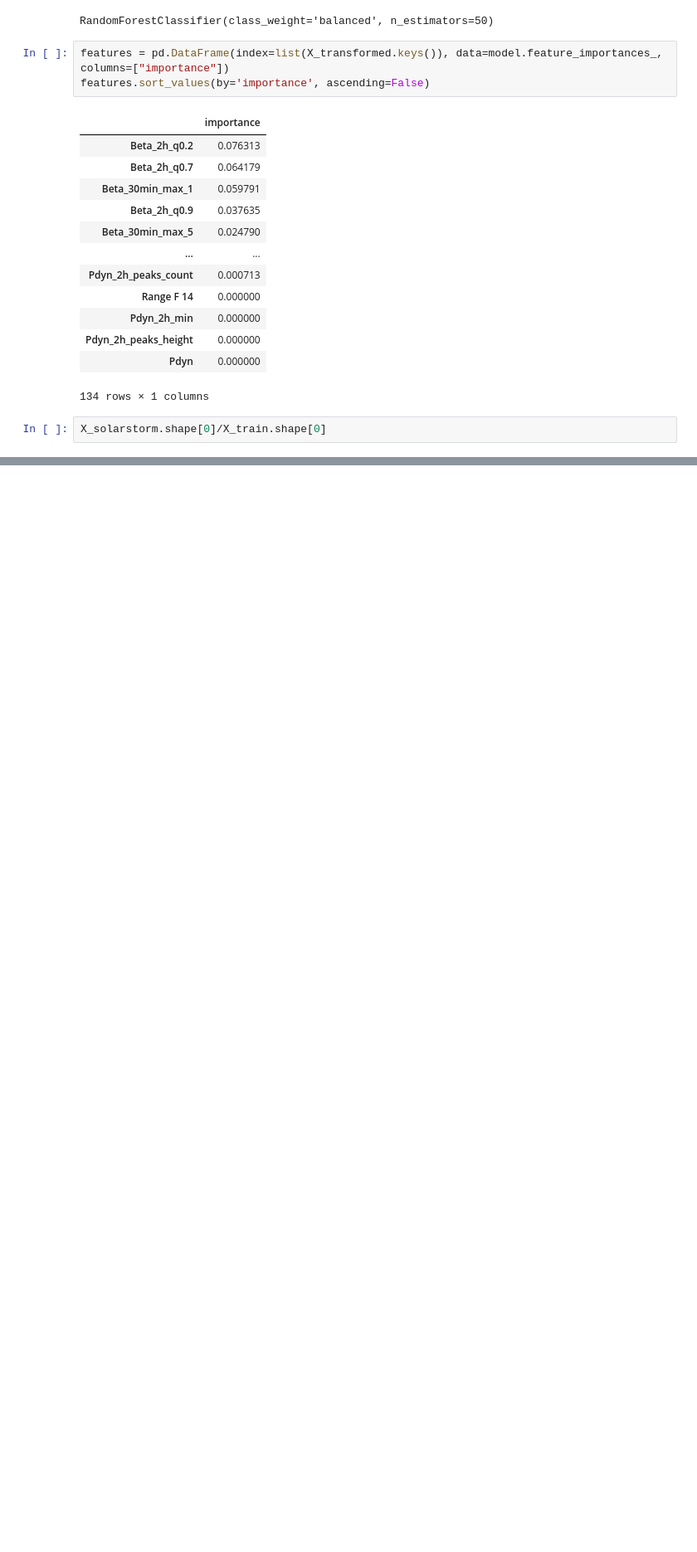
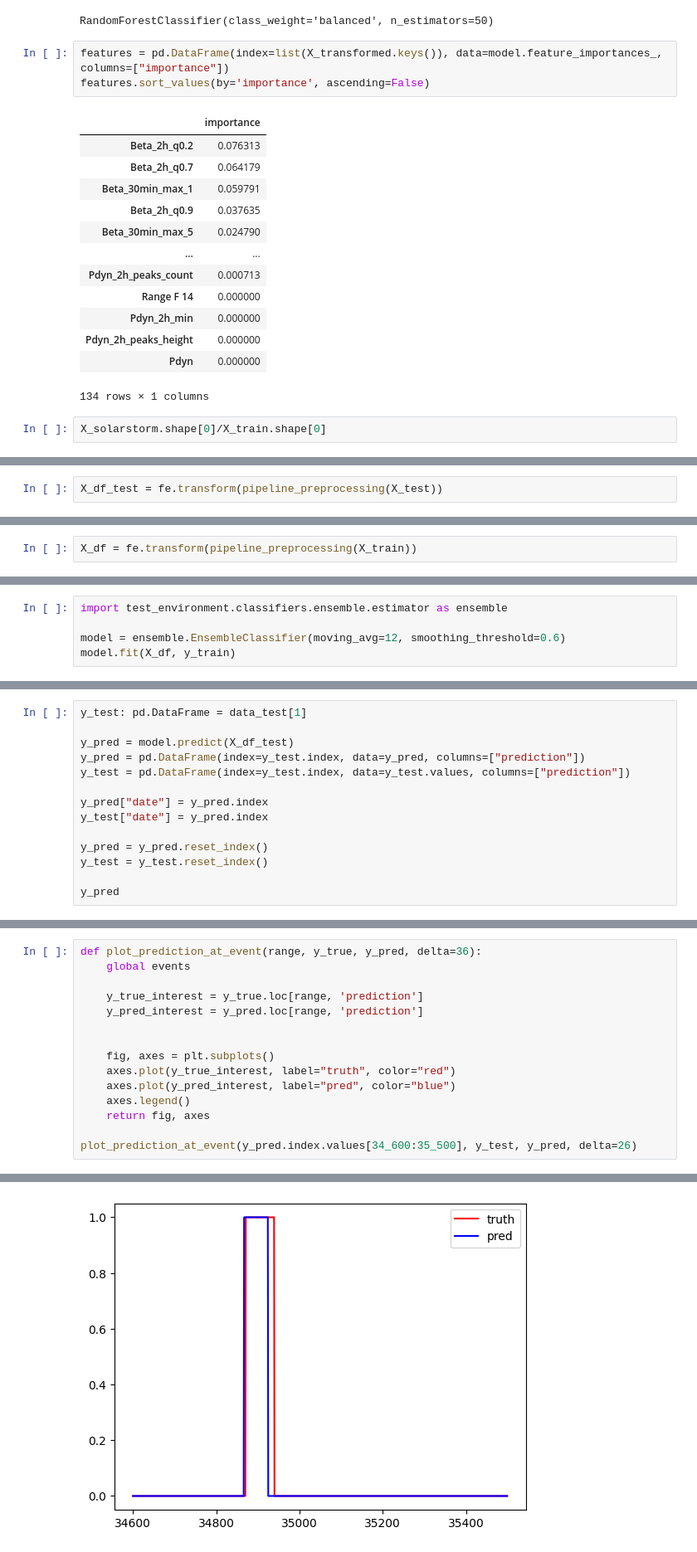
Before and after one commit to AlexandreChaussard/DataCamp-Solar_Wind, a Jupyter notebook: test_environment/playground.ipynb, the cells around one changed output, grey strips where cells are left out. Shown: that part at 83% size. Saved outputs shown, nothing was run; the diff lists cells and outputs as text; blank space fills up the shorter version.

```diff
--- a/test_environment/playground.ipynb
+++ b/test_environment/playground.ipynb
@@ -353,0 +360,2 @@ X_solarstorm.shape[0]/X_train.shape[0]
+# %%
+X_df_test = fe.transform(pipeline_preprocessing(X_test))
@@ -353,0 +376,2 @@ X_solarstorm.shape[0]/X_train.shape[0]
+# %%
+X_df = fe.transform(pipeline_preprocessing(X_train))
@@ -353,0 +408,5 @@ X_solarstorm.shape[0]/X_train.shape[0]
+# %%
+import test_environment.classifiers.ensemble.estimator as ensemble
+
+model = ensemble.EnsembleClassifier(moving_avg=12, smoothing_threshold=0.6)
+model.fit(X_df, y_train)
@@ -353,0 +415,14 @@ X_solarstorm.shape[0]/X_train.shape[0]
+# %%
+y_test: pd.DataFrame = data_test[1]
+
+y_pred = model.predict(X_df_test)
+y_pred = pd.DataFrame(index=y_test.index, data=y_pred, columns=["prediction"])
+y_test = pd.DataFrame(index=y_test.index, data=y_test.values, columns=["prediction"])
+
+y_pred["date"] = y_pred.index
+y_test["date"] = y_pred.index
+
+y_pred = y_pred.reset_index()
+y_test = y_test.reset_index()
+
+y_pred
@@ -353,0 +443,16 @@ X_solarstorm.shape[0]/X_train.shape[0]
+# %%
+def plot_prediction_at_event(range, y_true, y_pred, delta=36):
+    global events
+
+    y_true_interest = y_true.loc[range, 'prediction']
+    y_pred_interest = y_pred.loc[range, 'prediction']
+
+
+    fig, axes = plt.subplots()
+    axes.plot(y_true_interest, label="truth", color="red")
+    axes.plot(y_pred_interest, label="pred", color="blue")
+    axes.legend()
+    return fig, axes
+
+plot_prediction_at_event(y_pred.index.values[34_600:35_500], y_test, y_pred, delta=26)
+# %% [output]
@@ -353,0 +460 @@ X_solarstorm.shape[0]/X_train.shape[0]
+[figure, added]
```
Also changed, not shown: parts of 10 cells of this notebook, 7 other files.
